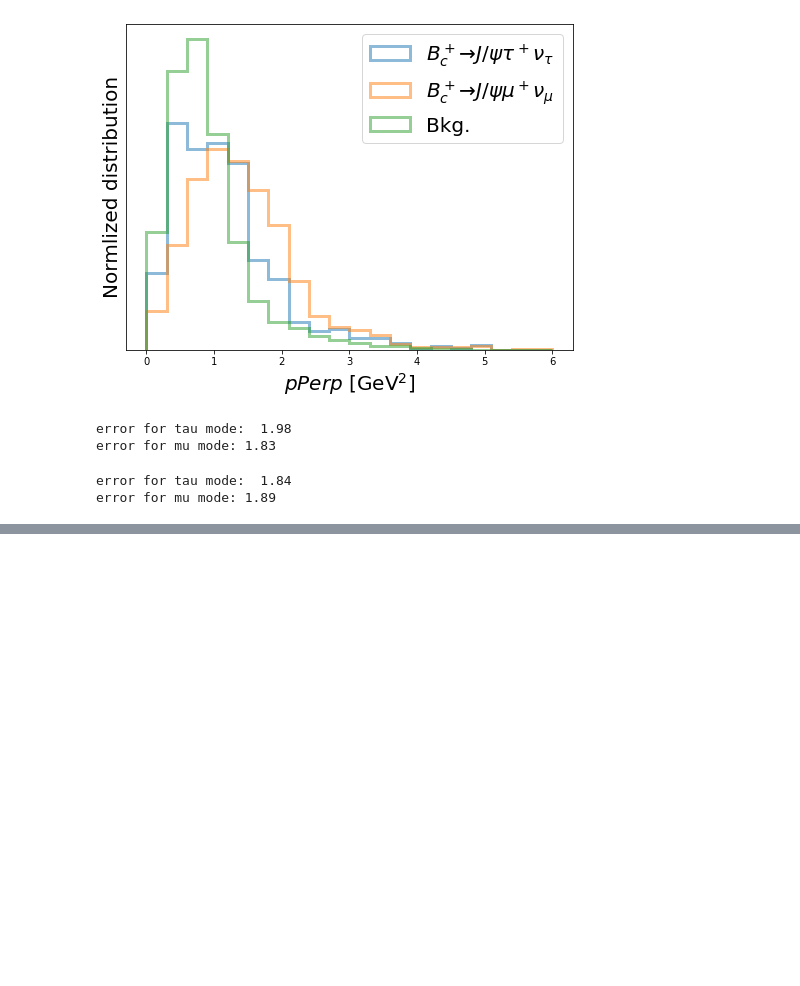
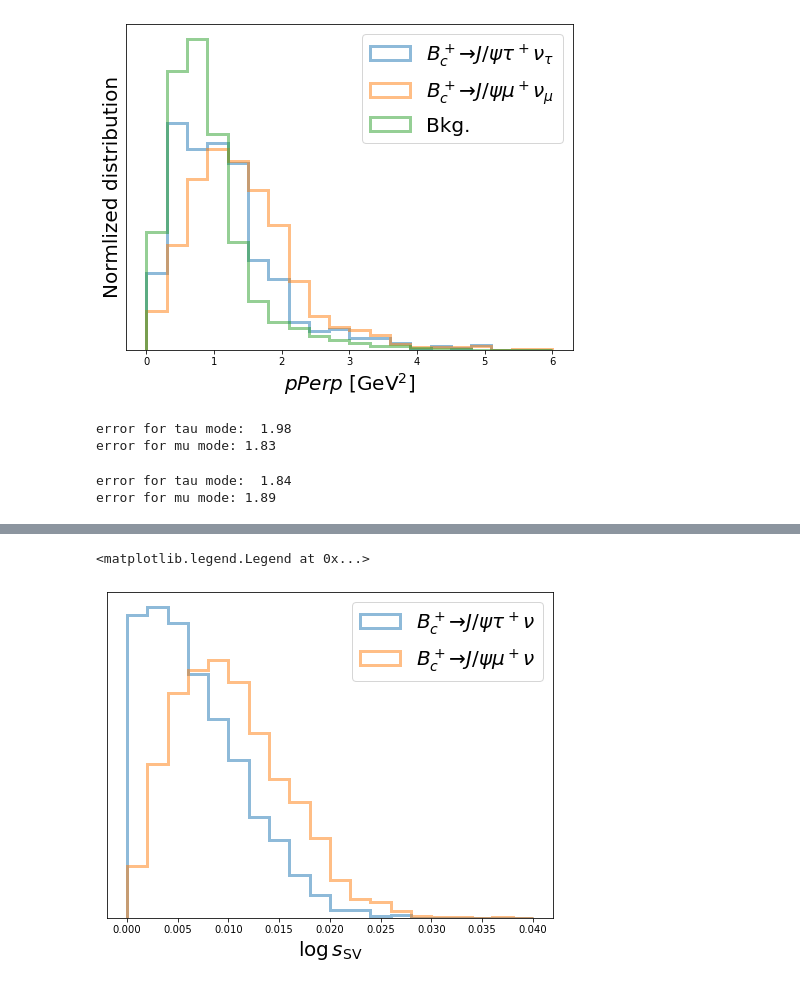
Before and after one commit to ansonkwokth/LFUV_Z-pole, a Jupyter notebook: RJpsi/BDTCut_v2.ipynb, the cells around one changed output, grey strips where cells are left out. Cells and saved outputs as stored; diff of their text form; code cells hidden in the pictures; blank space fills up the shorter version.

```diff
--- a/RJpsi/BDTCut_v2.ipynb
+++ b/RJpsi/BDTCut_v2.ipynb
@@ -1392,0 +1452,20 @@ df_mHc[df_mHc.target!=2]['mHc'].std()*1000
+# %%
+f = plt.figure(figsize=(8,6))
+ax1 = plt.subplot(111)
+# range_=[0,1]
+range_=[0,0.04]
+
+
+ax1.hist(abs(df_plot[(df_plot.target==0)]['sMinMuHcVert']-df_plot[(df_plot.target==0)]['sMinMuHcVertTrue']), weights=df_plot[df_plot.target==0]['reweight'], bins=20, range=range_, density=True, histtype='step', lw=3, label=r'$B_c^+\to J/\psi \tau^+\nu$', alpha=0.5);
+ax1.hist((df_plot[(df_plot.target==1)]['sMinMuHcVert']), weights=df_plot[df_plot.target==1]['reweight'], bins=20, range=range_, density=True, histtype='step', lw=3, label=r'$B_c^+\to J/\psi \mu^+\nu$', alpha=0.5);
+
+# ax1.hist(np.log10(df_plot[(df_plot.target==0)]['sMinMuHcVertTrue']), weights=df_plot[df_plot.target==0]['reweight'], bins=20, range=range_, density=True, histtype='step', lw=3, alpha=0.5, color='C0', linestyle='--');
+# ax1.hist(np.log10(df_plot[(df_plot.target==1)]['sMinMuHcVertTrue']), weights=df_plot[df_plot.target==1]['reweight'], bins=20, range=range_, density=True, histtype='step', lw=3, alpha=0.5, color='C1', linestyle='--');
+
+# ax1.set_ylabel('Normlized distribution', fontsize=20)
+ax1.set_xlabel(r'$\log{s_{\rm SV}}$', fontsize=20)
+ax1.set_yticks([])
+ax1.legend(loc=1, fontsize=20)
+# %% [output]
+<matplotlib.legend.Legend at 0x...>
+[figure, added]
```
Also changed, not shown: parts of 19 cells of this notebook, 21 other files.
